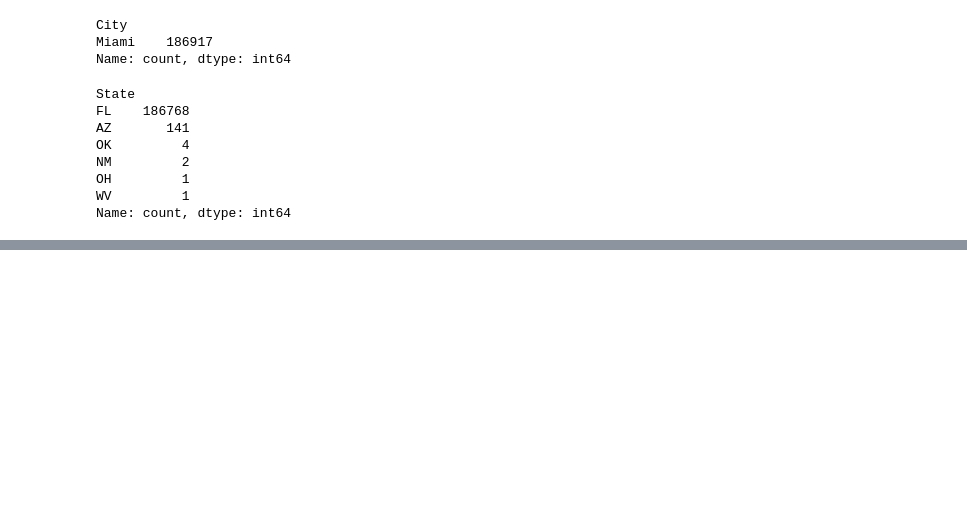
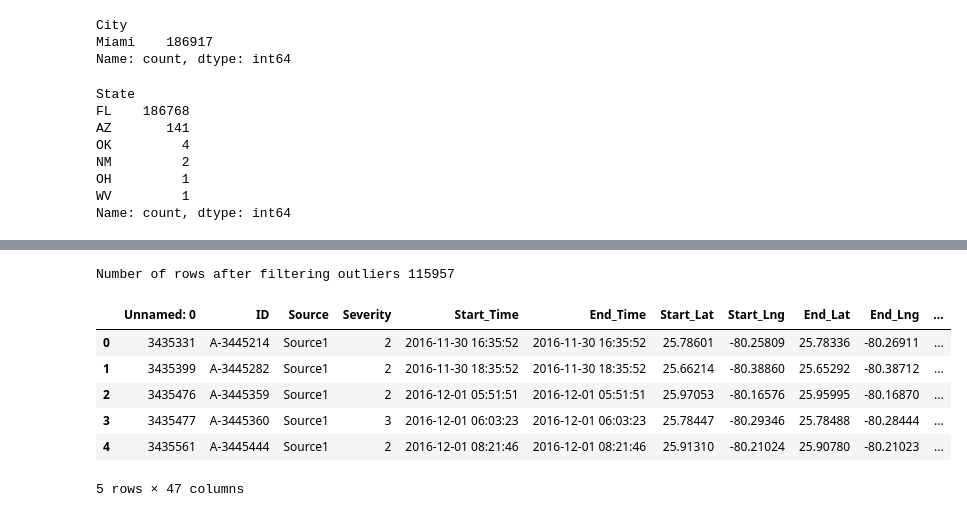
Before and after one commit to luixt/Group3_AI4ALL-Project, a Jupyter notebook: Data_Cleaning.ipynb, the cells around one changed output, grey strips where cells are left out. Cells and saved outputs as stored; diff of their text form; code cells hidden in the pictures; blank space fills up the shorter version.

```diff
--- a/Data_Cleaning.ipynb
+++ b/Data_Cleaning.ipynb
@@ -102,0 +341,14 @@ Name: count, dtype: int64
+# %%
+# Printing total rows after removing outliers
+df_without_outliers = df[filtered_entries]
+print('Number of rows after filtering outliers', len(df_without_outliers))
+df_without_outliers.head()
+# %% [output]
+Number of rows after filtering outliers 115957
+|  | Unnamed: 0 | ID | Source | Severity | Start_Time | End_Time | Start_Lat | Start_Lng | End_Lat | End_Lng | ... |
+| 0 | 3435331 | A-3445214 | Source1 | 2 | 2016-11-30 16:35:52 | 2016-11-30 16:35:52 | 25.78601 | -80.25809 | 25.78336 | -80.26911 | ... |
+| 1 | 3435399 | A-3445282 | Source1 | 2 | 2016-11-30 18:35:52 | 2016-11-30 18:35:52 | 25.66214 | -80.38860 | 25.65292 | -80.38712 | ... |
+| 2 | 3435476 | A-3445359 | Source1 | 2 | 2016-12-01 05:51:51 | 2016-12-01 05:51:51 | 25.97053 | -80.16576 | 25.95995 | -80.16870 | ... |
+| 3 | 3435477 | A-3445360 | Source1 | 3 | 2016-12-01 06:03:23 | 2016-12-01 06:03:23 | 25.78447 | -80.29346 | 25.78488 | -80.28444 | ... |
+| 4 | 3435561 | A-3445444 | Source1 | 2 | 2016-12-01 08:21:46 | 2016-12-01 08:21:46 | 25.91310 | -80.21024 | 25.90780 | -80.21023 | ... |
+5 rows × 47 columns
```
Also changed, not shown: parts of 35 cells of this notebook.
